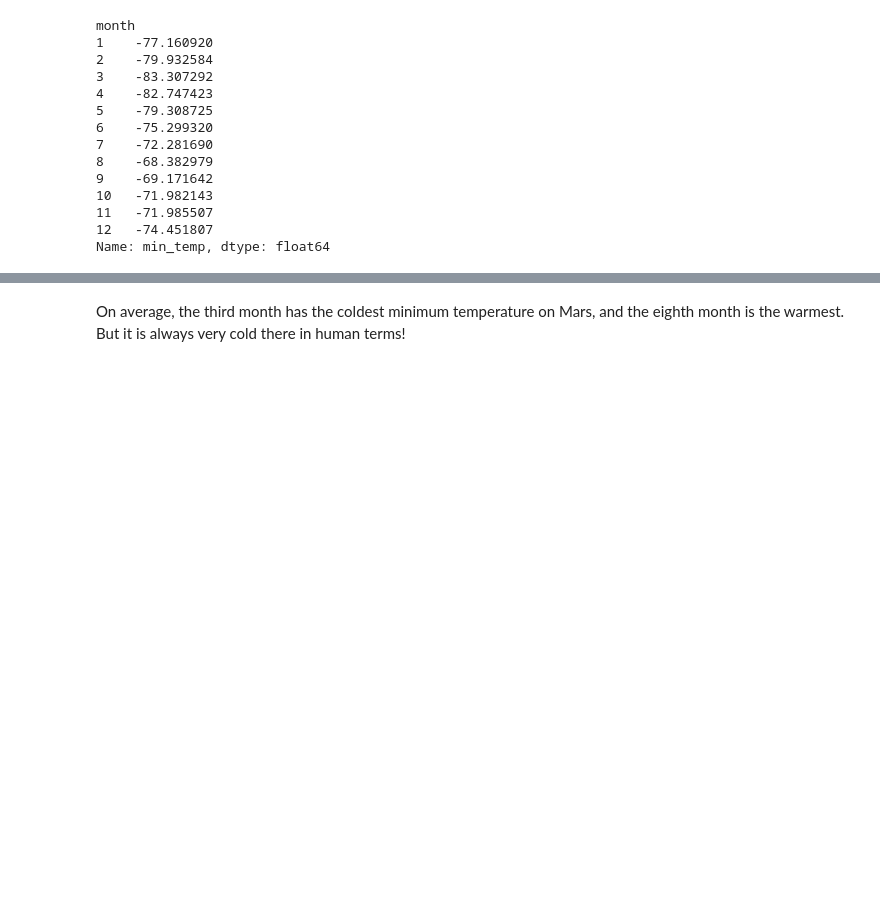
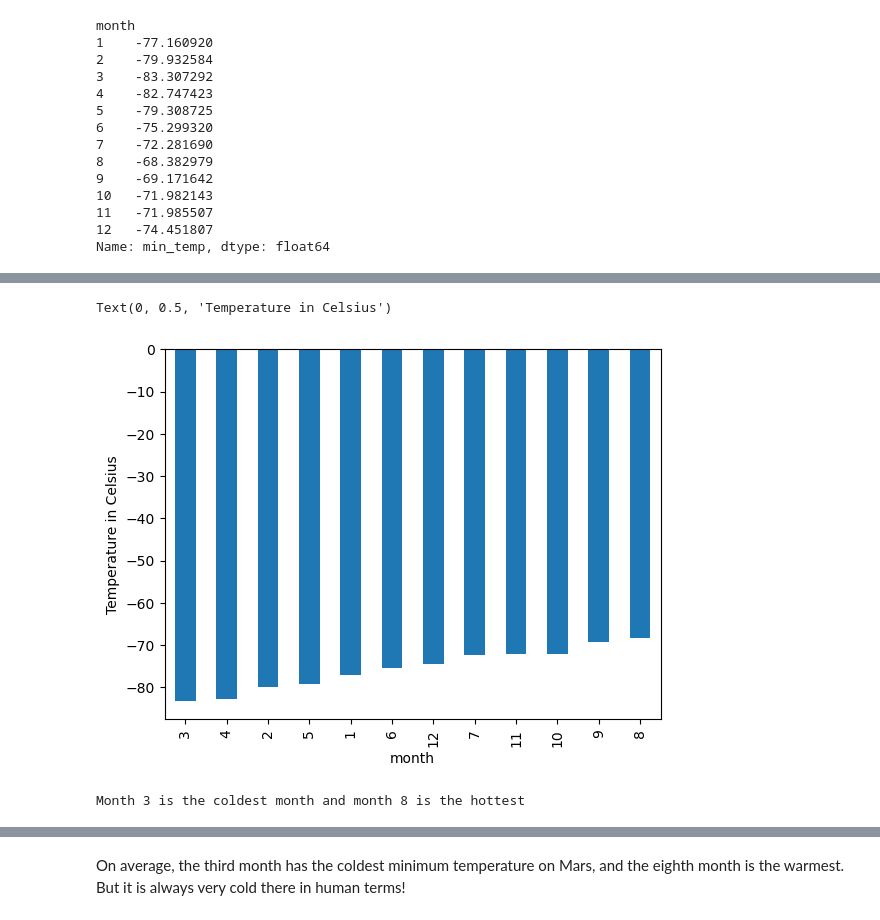
Before and after one commit to ChrisBanh/webscraping-challenge, a Jupyter notebook: part_2_mars_weather.ipynb, the cells around one changed output, grey strips where cells are left out. Saved outputs shown, nothing was run; the diff lists cells and outputs as text; code cells hidden in the pictures; blank space fills up the shorter version.

```diff
--- a/part_2_mars_weather.ipynb
+++ b/part_2_mars_weather.ipynb
@@ -180,0 +215,16 @@ Name: min_temp, dtype: float64
+# %%
+# Identify the coldest and hottest months in Curiosity's location
+
+
+cold_to_hot = mars_low_temp.sort_values()
+
+cold_to_hot.plot.bar()
+
+plt.ylabel("Temperature in Celsius")
+# %% [output]
+Text(0, 0.5, 'Temperature in Celsius')
+[figure, added]
+# %%
+print("Month 3 is the coldest month and month 8 is the hottest")
+# %% [output]
+Month 3 is the coldest month and month 8 is the hottest
```
Also changed, not shown: parts of 13 cells of this notebook, 1 other file.
